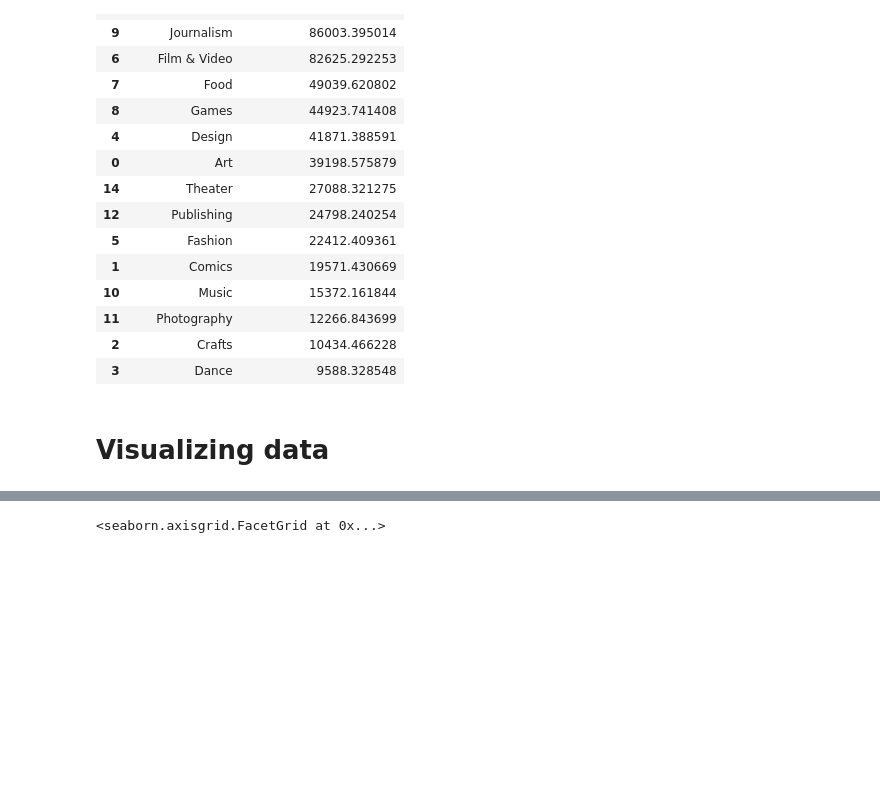
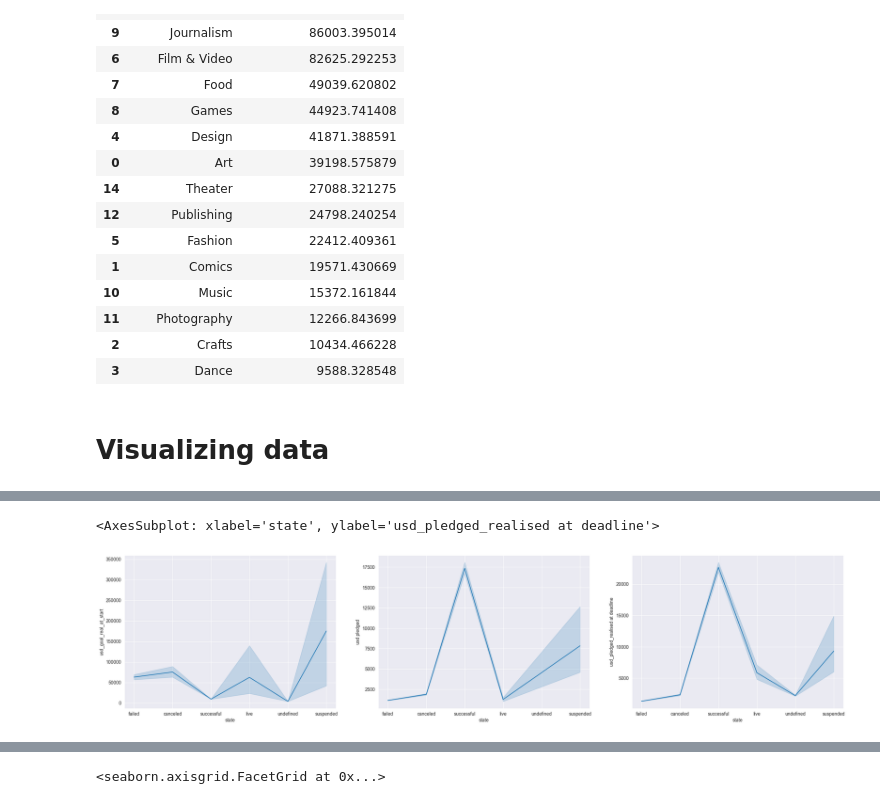
Before and after one commit to echo-cool/COMP3010J-Machine-Learning-Labs, a Jupyter notebook: Kickstarter Projects-20221019/Kickstarter.ipynb, the cells around one changed output, grey strips where cells are left out. Drawn from its saved outputs; the diff is of its cells as text; code cells hidden in the pictures; blank space fills up the shorter version.

```diff
--- a/Kickstarter Projects-20221019/Kickstarter.ipynb
+++ b/Kickstarter Projects-20221019/Kickstarter.ipynb
@@ -141,0 +175,14 @@ df[['main_category', 'usd_goal_real_at_start']].groupby(['main_category'], as_in
+# %%
+fig = plt.figure(figsize=(28,6))
+
+ax = fig.add_subplot(131)
+sns.lineplot(x='state', y='usd_goal_real_at_start', data=df, ax=ax) # Converted by third-party API (goal)
+
+ax = fig.add_subplot(132)
+sns.lineplot(x='state', y='usd pledged', data=df, ax=ax) # Converted by kickstarter (pledged)
+
+ax = fig.add_subplot(133)
+sns.lineplot(x='state', y='usd_pledged_realised at deadline', data=df, ax=ax) #  Converted by third-party API (pledged)
+# %% [output]
+<AxesSubplot: xlabel='state', ylabel='usd_pledged_realised at deadline'>
+[figure, added]
```
Also changed, not shown: parts of 39 cells of this notebook, 1 other file.
